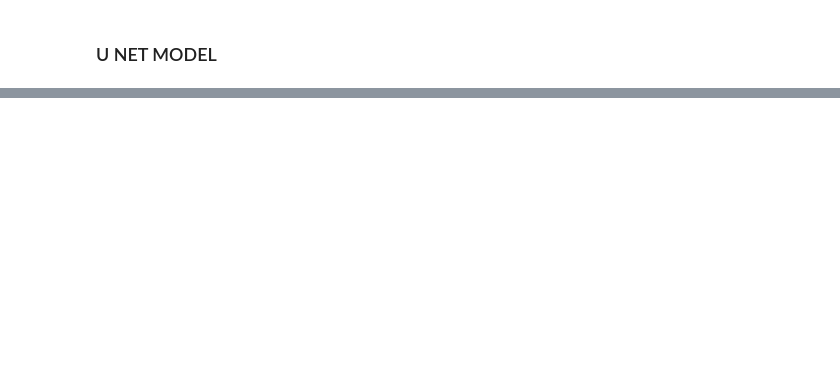
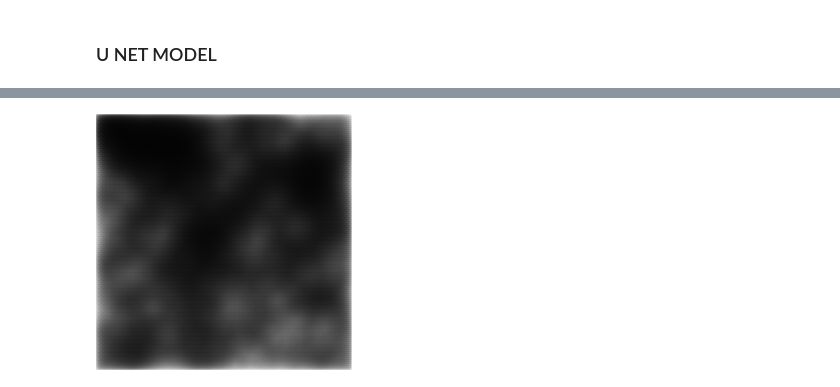
Before and after one commit to jpnewell8/EE5841-FP, a Jupyter notebook: EE5841_FP_Group4.ipynb, the cells around one changed output, grey strips where cells are left out. Drawn from its saved outputs; the diff is of its cells as text; code cells hidden in the pictures; blank space fills up the shorter version.

```diff
--- a/EE5841_FP_Group4.ipynb
+++ b/EE5841_FP_Group4.ipynb
@@ -269,0 +269,14 @@ Model: "UNET"
+# %%
+index = random.randint(0, dataset_in.shape[0])
+
+example = dataset_in[index]
+print(example.shape)
+example = np.reshape(example, (1, 256, 256, 2))
+
+out_example = model2.predict(example)
+out_example = np.reshape(out_example, (256, 256, 1))
+
+out_example = out_example * 255 / np.max(out_example)
+
+cv2_imshow(out_example)
+# %% [output]
@@ -269,0 +285 @@ Model: "UNET"
+[figure, added]
```
Also changed, not shown: parts of 12 cells of this notebook.
